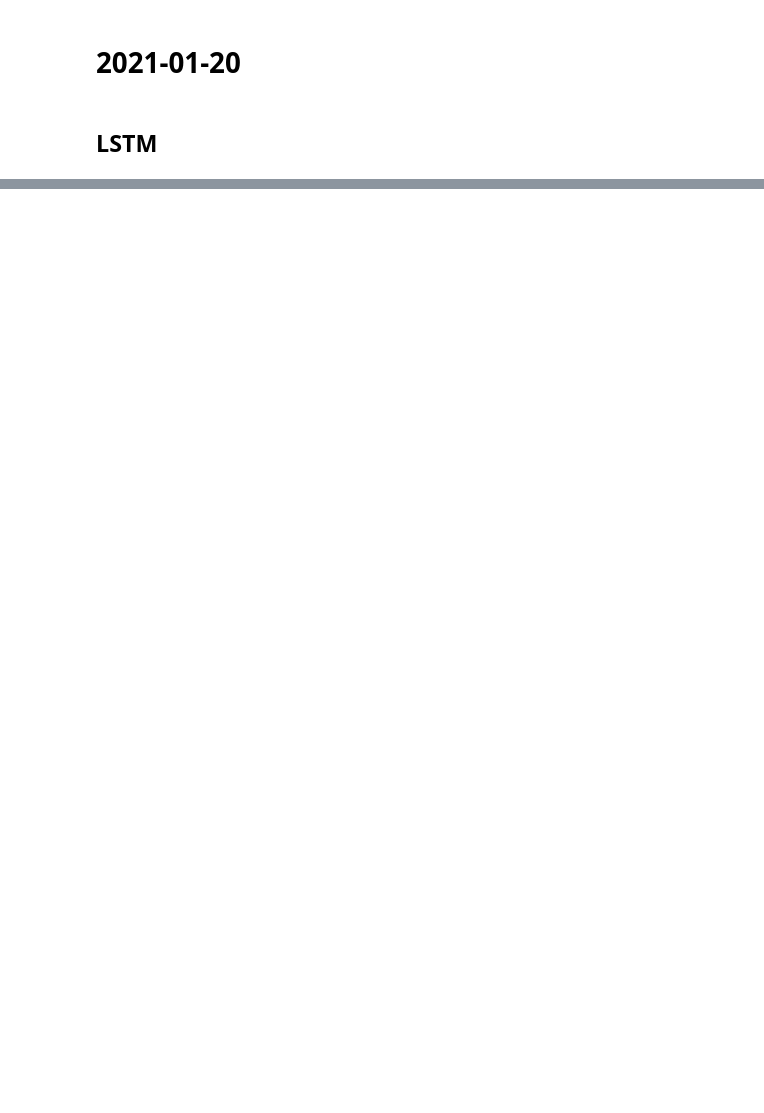
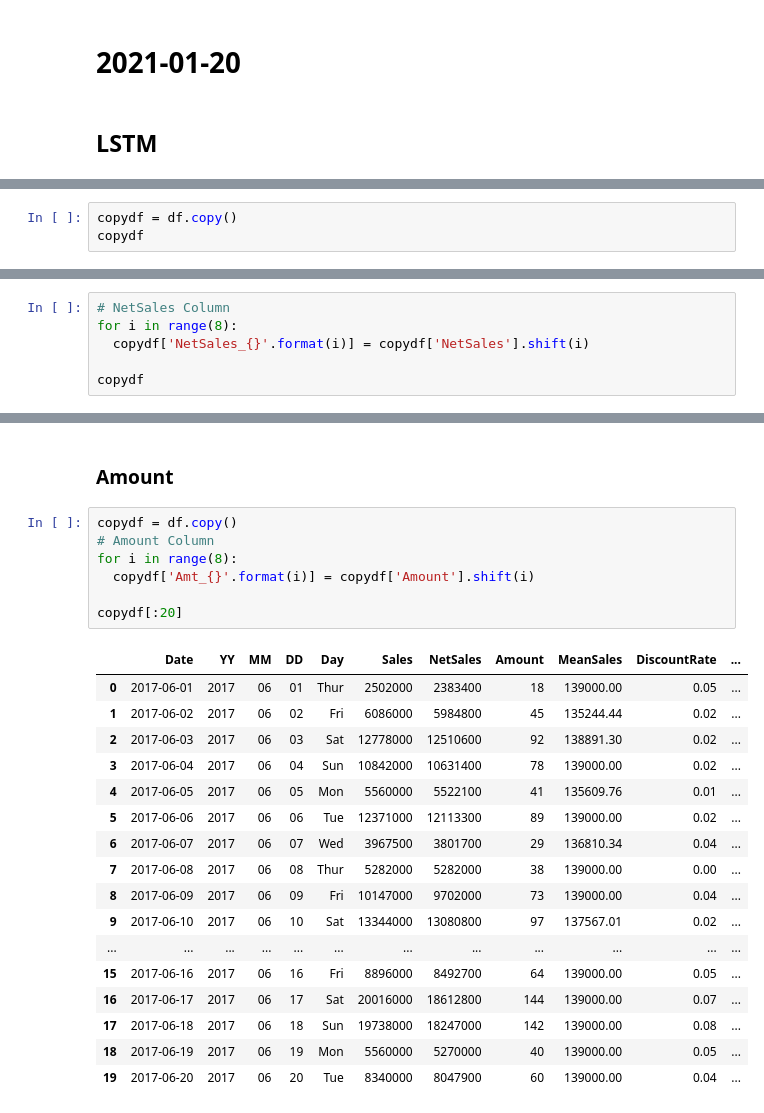
Before and after one commit to csLee94/project_notebook, a Jupyter notebook: SalesPredict_N.ipynb, the cells around one changed output, grey strips where cells are left out. Drawn from its saved outputs; the diff is of its cells as text; blank space fills up the shorter version.

```diff
--- a/SalesPredict_N.ipynb
+++ b/SalesPredict_N.ipynb
@@ -522,0 +552,3 @@ plt.scatter(df['Sales'], df['Amount'])
+# %%
+copydf = df.copy()
+copydf
@@ -522,0 +569,6 @@ plt.scatter(df['Sales'], df['Amount'])
+# %%
+# NetSales Column
+for i in range(8):
+  copydf['NetSales_{}'.format(i)] = copydf['NetSales'].shift(i)
+
+copydf
@@ -522,0 +776,27 @@ plt.scatter(df['Sales'], df['Amount'])
+# %% [markdown]
+### Amount
+# %%
+copydf = df.copy()
+# Amount Column
+for i in range(8):
+  copydf['Amt_{}'.format(i)] = copydf['Amount'].shift(i)
+
+copydf[:20]
+# %% [output]
+|  | Date | YY | MM | DD | Day | Sales | NetSales | Amount | MeanSales | DiscountRate | ... |
+| 0 | 2017-06-01 | 2017 | 06 | 01 | Thur | 2502000 | 2383400 | 18 | 139000.00 | 0.05 | ... |
+| 1 | 2017-06-02 | 2017 | 06 | 02 | Fri | 6086000 | 5984800 | 45 | 135244.44 | 0.02 | ... |
+| 2 | 2017-06-03 | 2017 | 06 | 03 | Sat | 12778000 | 12510600 | 92 | 138891.30 | 0.02 | ... |
+| 3 | 2017-06-04 | 2017 | 06 | 04 | Sun | 10842000 | 10631400 | 78 | 139000.00 | 0.02 | ... |
+| 4 | 2017-06-05 | 2017 | 06 | 05 | Mon | 5560000 | 5522100 | 41 | 135609.76 | 0.01 | ... |
+| 5 | 2017-06-06 | 2017 | 06 | 06 | Tue | 12371000 | 12113300 | 89 | 139000.00 | 0.02 | ... |
+| 6 | 2017-06-07 | 2017 | 06 | 07 | Wed | 3967500 | 3801700 | 29 | 136810.34 | 0.04 | ... |
+| 7 | 2017-06-08 | 2017 | 06 | 08 | Thur | 5282000 | 5282000 | 38 | 139000.00 | 0.00 | ... |
+| 8 | 2017-06-09 | 2017 | 06 | 09 | Fri | 10147000 | 9702000 | 73 | 139000.00 | 0.04 | ... |
+| 9 | 2017-06-10 | 2017 | 06 | 10 | Sat | 13344000 | 13080800 | 97 | 137567.01 | 0.02 | ... |
+| ... | ... | ... | ... | ... | ... | ... | ... | ... | ... | ... | ... |
+| 15 | 2017-06-16 | 2017 | 06 | 16 | Fri | 8896000 | 8492700 | 64 | 139000.00 | 0.05 | ... |
+| 16 | 2017-06-17 | 2017 | 06 | 17 | Sat | 20016000 | 18612800 | 144 | 139000.00 | 0.07 | ... |
+| 17 | 2017-06-18 | 2017 | 06 | 18 | Sun | 19738000 | 18247000 | 142 | 139000.00 | 0.08 | ... |
+| 18 | 2017-06-19 | 2017 | 06 | 19 | Mon | 5560000 | 5270000 | 40 | 139000.00 | 0.05 | ... |
+| 19 | 2017-06-20 | 2017 | 06 | 20 | Tue | 8340000 | 8047900 | 60 | 139000.00 | 0.04 | ... |
```
Also changed, not shown: parts of 48 cells of this notebook.
